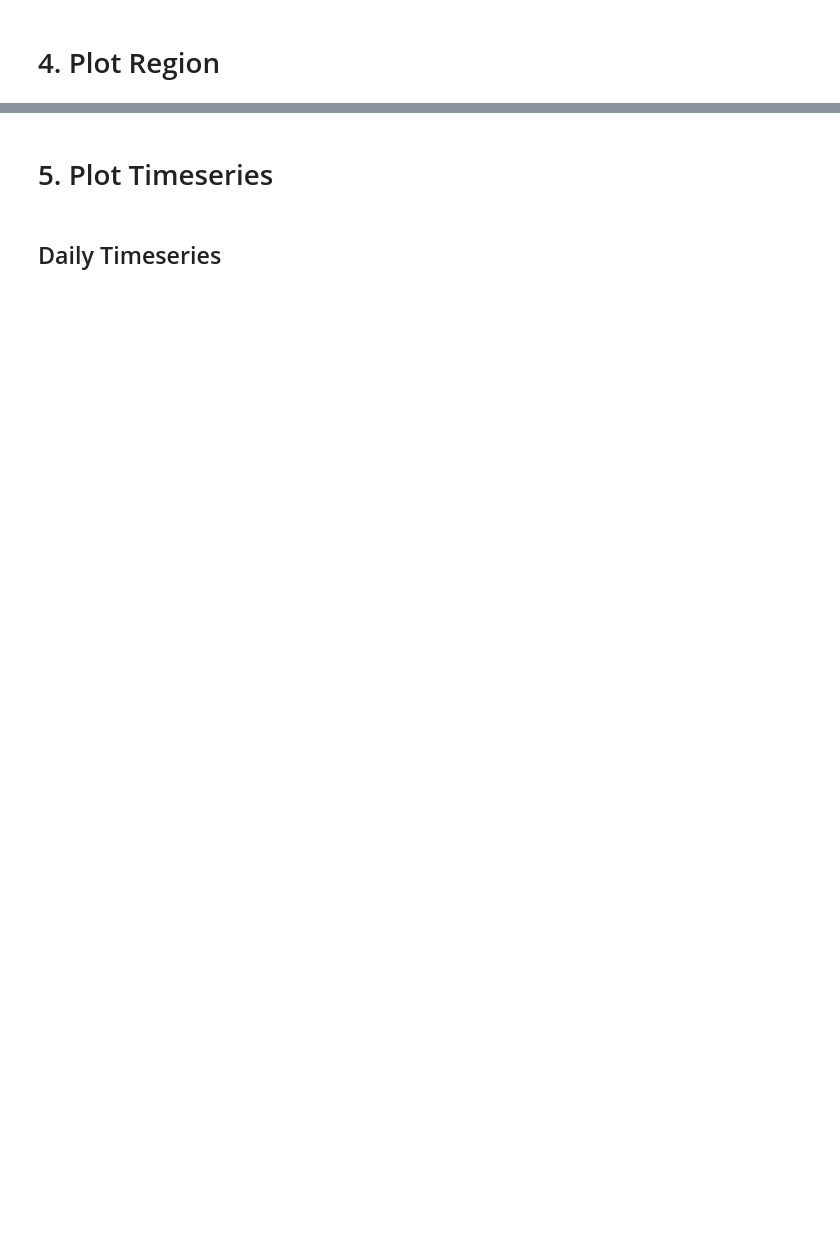
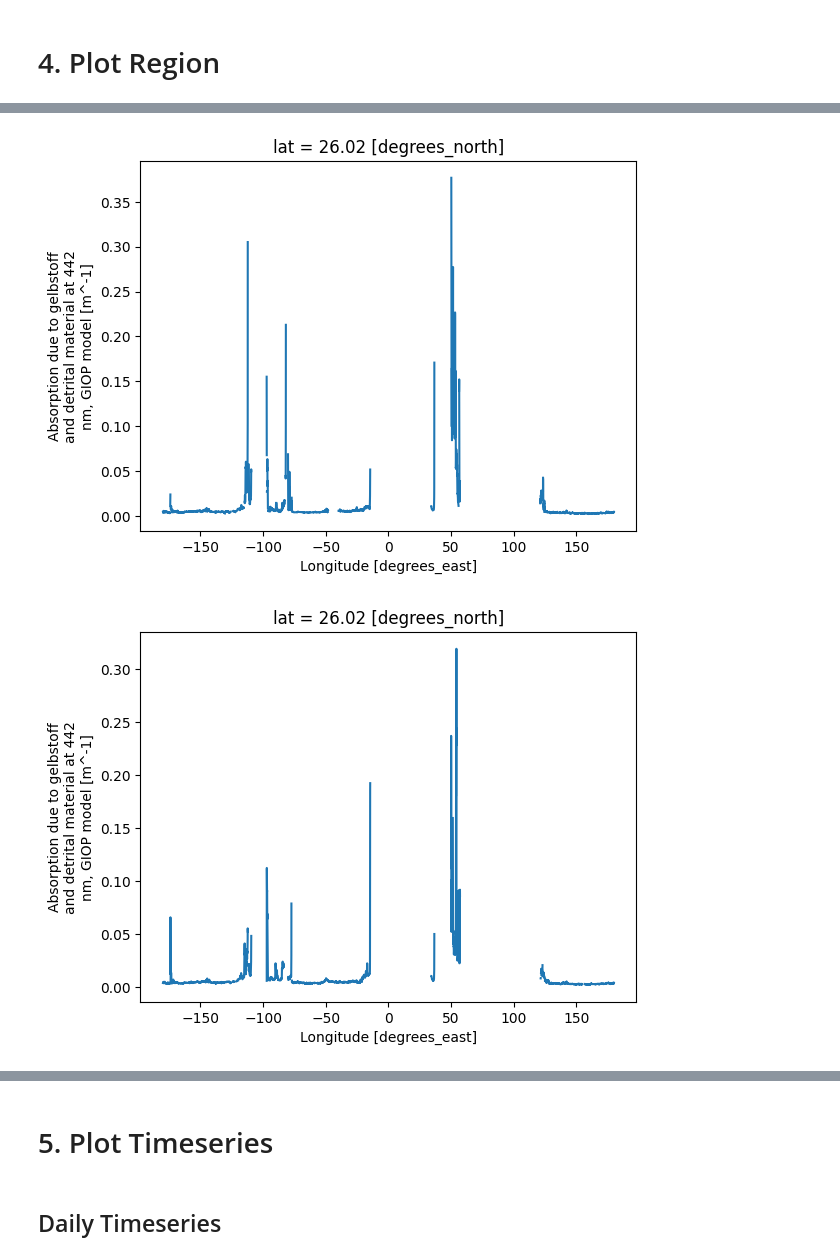
Before and after one commit to anna-valcarcel/LANDFAWL, a Jupyter notebook: Anna/PACETurbidityAnalysis.ipynb, the cells around one changed output, grey strips where cells are left out. Drawn from its saved outputs; the diff is of its cells as text; code cells hidden in the pictures; blank space fills up the shorter version.

```diff
--- a/Anna/PACETurbidityAnalysis.ipynb
+++ b/Anna/PACETurbidityAnalysis.ipynb
@@ -159,0 +294,15 @@ plt.show()
+# %%
+# Plot the transect for the weeks after
+for i in range(len(paths_after)):
+    dataset = xr.open_dataset(paths_after[i])
+
+    # Drop unnecessary variables
+    var_data = dataset.drop_vars(["palette"])
+
+    lat_val = 26
+    transect = var_data.sel(lat=lat_val, method="nearest")
+    plot = transect[var_name].plot(x="lon")
+    plt.show()
+# %% [output]
+[figure, added]
+[figure, added]
```
Also changed, not shown: parts of 20 cells of this notebook.
